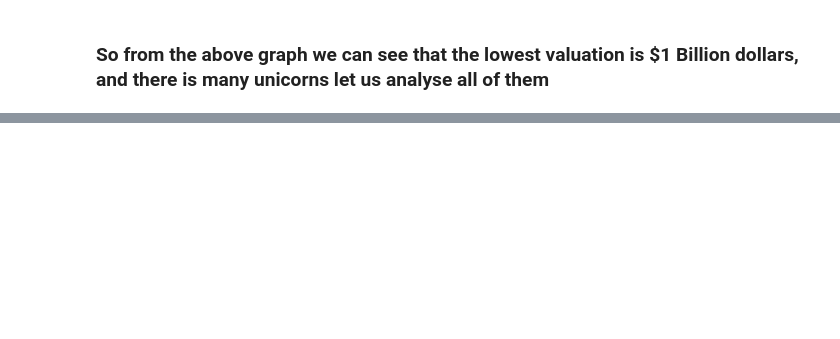
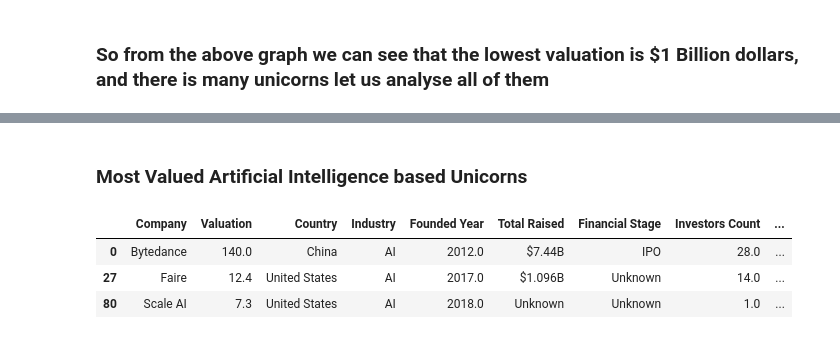
Before and after one commit to SavyaSanchi-Sharma/Projects, a Jupyter notebook: data_science_projects/unicorn_dataset_analysis/notebooks/unicorn_company_analysis.ipynb, the cells around one changed output, grey strips where cells are left out. Cells and saved outputs as stored; diff of their text form; code cells hidden in the pictures; blank space fills up the shorter version.

```diff
--- a/data_science_projects/unicorn_dataset_analysis/notebooks/unicorn_company_analysis.ipynb
+++ b/data_science_projects/unicorn_dataset_analysis/notebooks/unicorn_company_analysis.ipynb
@@ -356,0 +184,11 @@ Name: count, dtype: int64
+# %% [markdown]
+### Most Valued Artificial Intelligence based Unicorns
+# %%
+#The most valued Unicorn amongst all is Bytedance with valuation $140 Billion,then there is Faire with $12.4 Billion and then Scale AI with #7.25 billion
+most_valued_ai=dataset_ai_subset[dataset_ai_subset['Company'].isin(['Bytedance','Faire','Scale AI'])]
+most_valued_ai
+# %% [output]
+|  | Company | Valuation | Country | Industry | Founded Year | Total Raised | Financial Stage | Investors Count | ... |
+| 0 | Bytedance | 140.0 | China | AI | 2012.0 | $7.44B | IPO | 28.0 | ... |
+| 27 | Faire | 12.4 | United States | AI | 2017.0 | $1.096B | Unknown | 14.0 | ... |
+| 80 | Scale AI | 7.3 | United States | AI | 2018.0 | Unknown | Unknown | 1.0 | ... |
```
Also changed, not shown: parts of 35 cells of this notebook, 3 other files.
